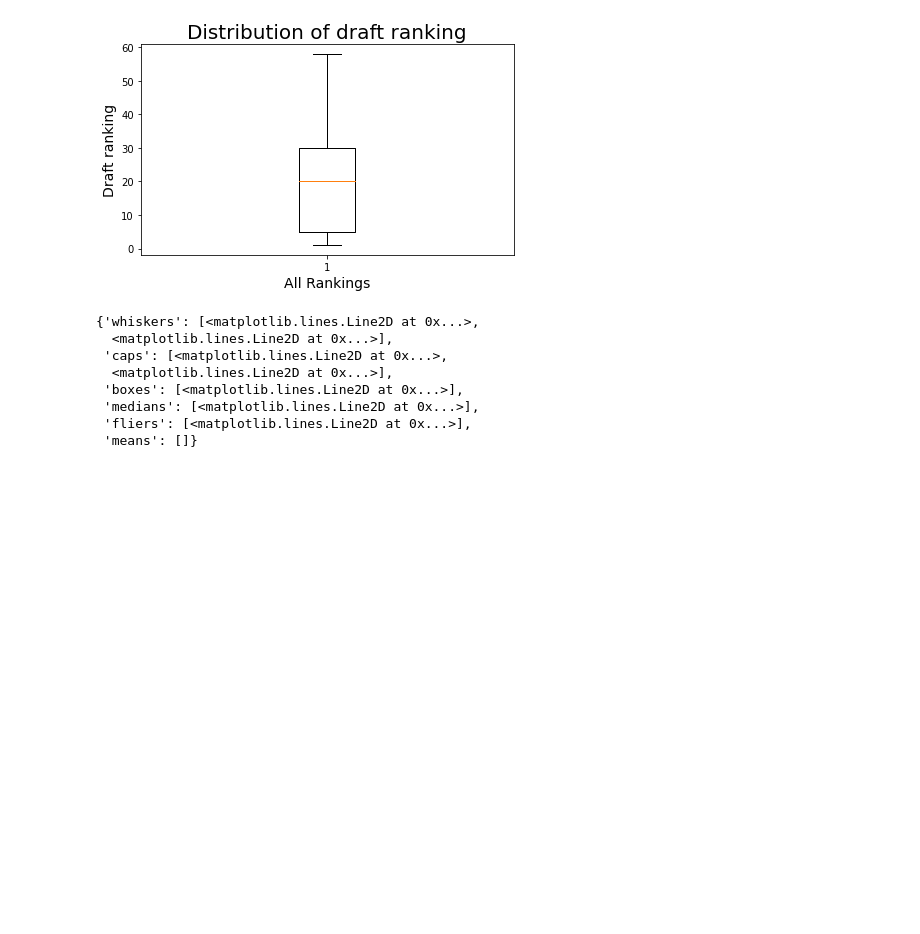
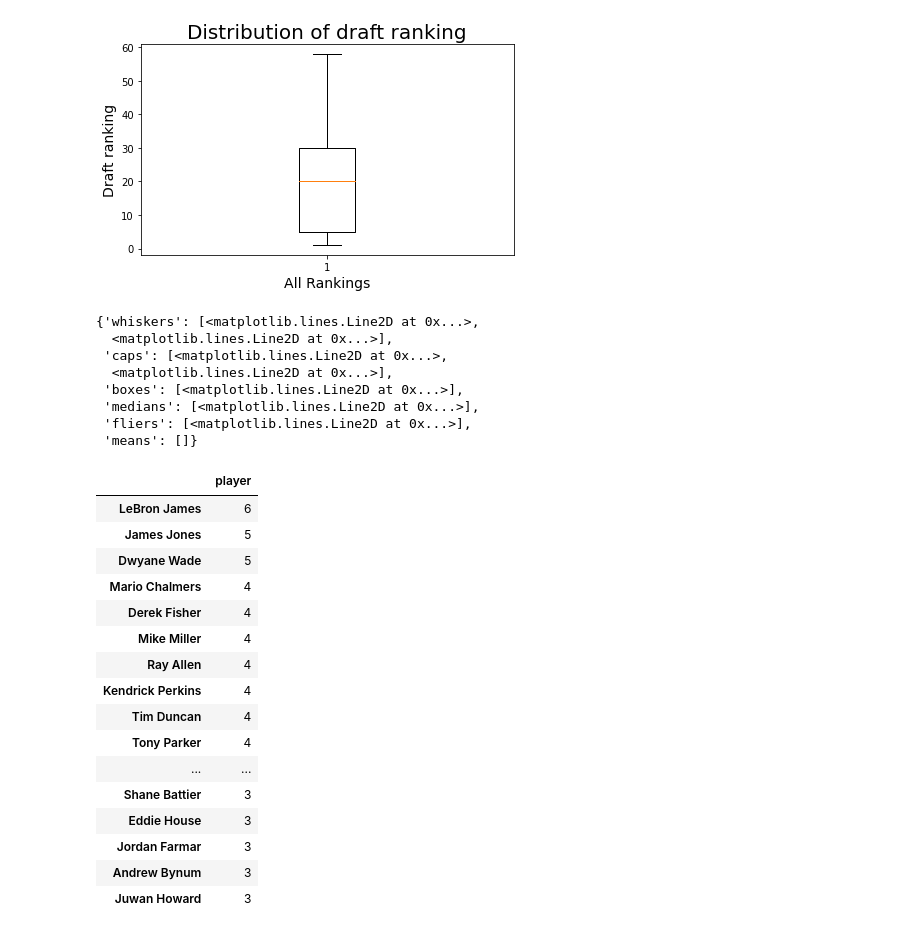
Before and after one commit to alexmartinez1745/ETL-Project, a Jupyter notebook: roster_reader.ipynb, the cells around one changed output. Cells and saved outputs as stored; diff of their text form; code cells hidden in the pictures; blank space fills up the shorter version.

```diff
--- a/roster_reader.ipynb
+++ b/roster_reader.ipynb
@@ -151,3 +151,24 @@ box
  'medians': [<matplotlib.lines.Line2D at 0x...>],
  'fliers': [<matplotlib.lines.Line2D at 0x...>],
  'means': []}
+# %%
+final_df = pd.DataFrame(finals_draft["player"].value_counts())
+final_df.head(20)
+# %% [output]
+|  | player |
+| LeBron James | 6 |
+| James Jones | 5 |
+| Dwyane Wade | 5 |
+| Mario Chalmers | 4 |
+| Derek Fisher | 4 |
+| Mike Miller | 4 |
+| Ray Allen | 4 |
+| Kendrick Perkins | 4 |
+| Tim Duncan | 4 |
+| Tony Parker | 4 |
+| ... | ... |
+| Shane Battier | 3 |
+| Eddie House | 3 |
+| Jordan Farmar | 3 |
+| Andrew Bynum | 3 |
+| Juwan Howard | 3 |
```
Also changed, not shown: parts of 1 cell of this notebook.
